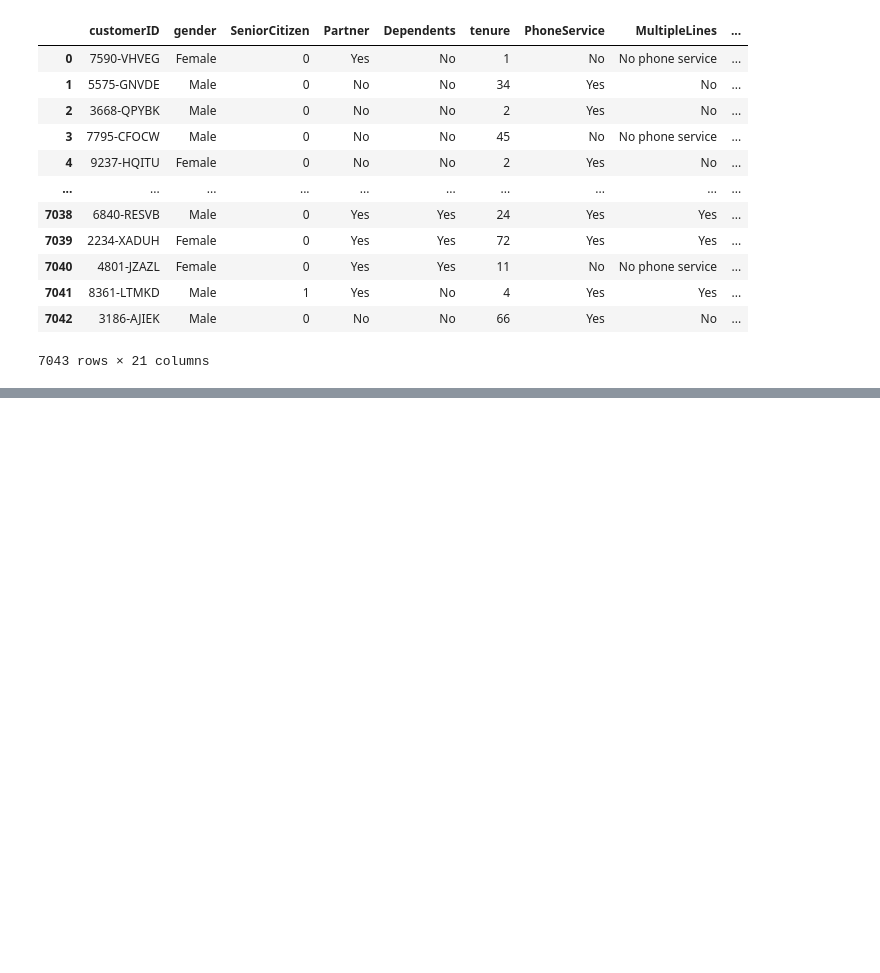
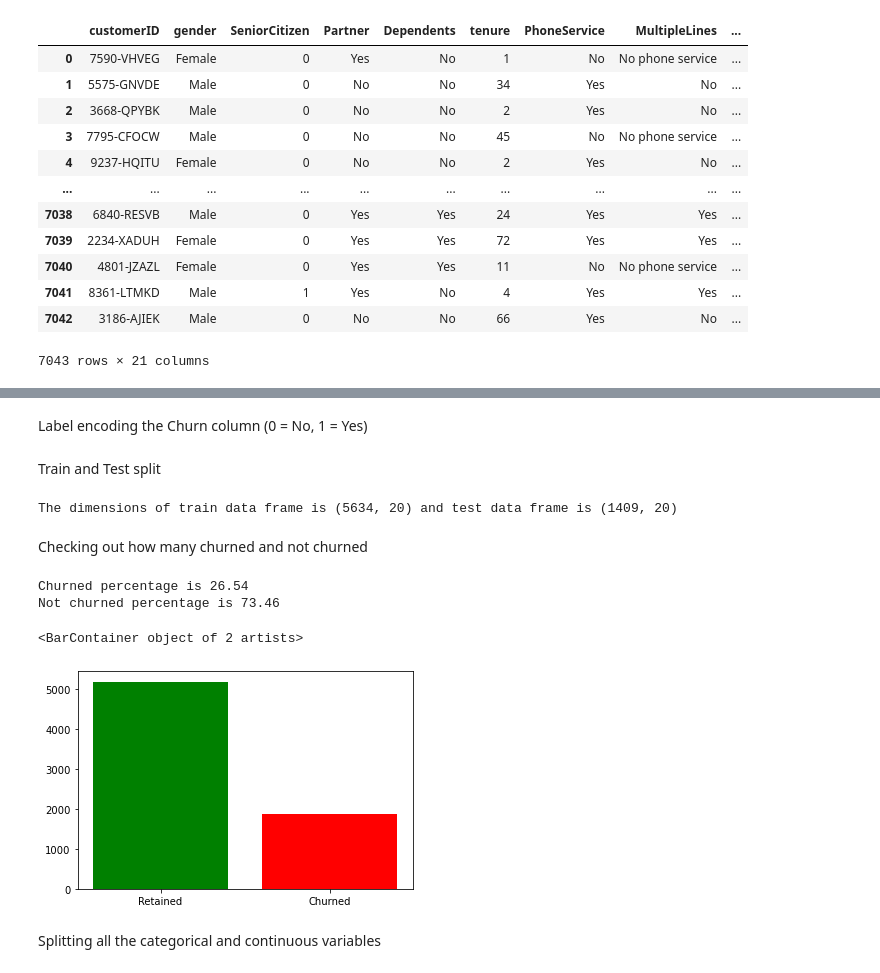
Before and after one commit to Shankar0x/CSE305_EnsembleChurnProject, a Jupyter notebook: main.ipynb, the cells around one changed output, grey strips where cells are left out. Saved outputs shown, nothing was run; the diff lists cells and outputs as text; code cells hidden in the pictures; blank space fills up the shorter version.

```diff
--- a/main.ipynb
+++ b/main.ipynb
@@ -21,0 +46,2 @@ df
+# %%
+df.drop(['customerID'],axis=1,inplace=True)
@@ -21,0 +92,30 @@ df
+# %% [markdown]
+Label encoding the Churn column (0 = No, 1 = Yes)
+# %%
+from sklearn import preprocessing
+LE = preprocessing.LabelBinarizer()
+df['Churn'] = LE.fit_transform(list(df['Churn']))
+# %% [markdown]
+Train and Test split
+# %%
+from sklearn.model_selection import train_test_split as tts
+traindf, testdf = tts(df,test_size=0.2,random_state=42)
+print(f"The dimensions of train data frame is {traindf.shape} and test data frame is {testdf.shape}")
+# %% [output]
+The dimensions of train data frame is (5634, 20) and test data frame is (1409, 20)
+# %% [markdown]
+Checking out how many churned and not churned
+# %%
+churned = round((df['Churn'].value_counts()[1]/df.shape[0])*100,2)
+notchurned = round((df['Churn'].value_counts()[0]/df.shape[0])*100,2)
+print(f"Churned percentage is {churned}")
+print(f"Not churned percentage is {notchurned}")
+plotter = {'Retained':df['Churn'].value_counts()[0],'Churned':df['Churn'].value_counts()[1]}
+plt.bar(list(plotter.keys()), list(plotter.values()),color=['green','red'])
+# %% [output]
+Churned percentage is 26.54
+Not churned percentage is 73.46
+<BarContainer object of 2 artists>
+[figure, added]
+# %% [markdown]
+Splitting all the categorical and continuous variables
```
Also changed, not shown: parts of 10 cells of this notebook.
